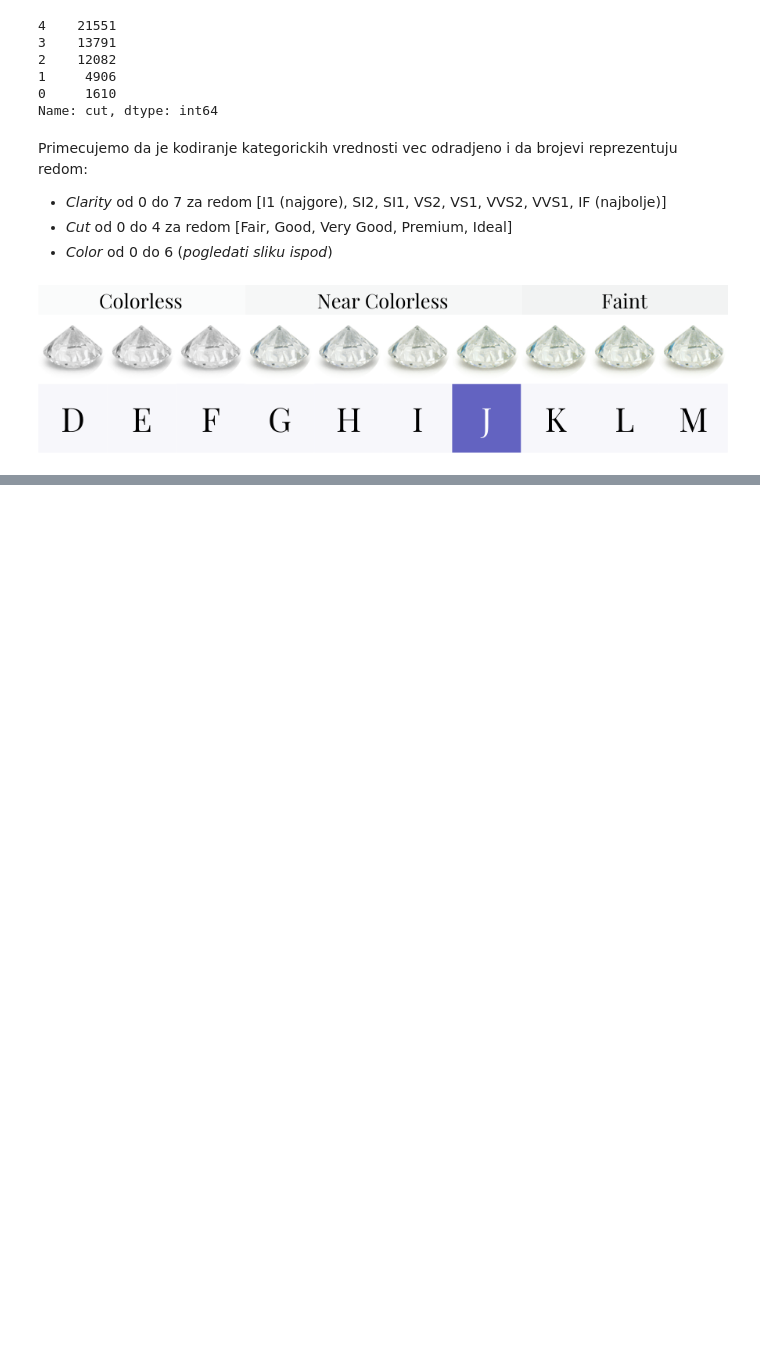
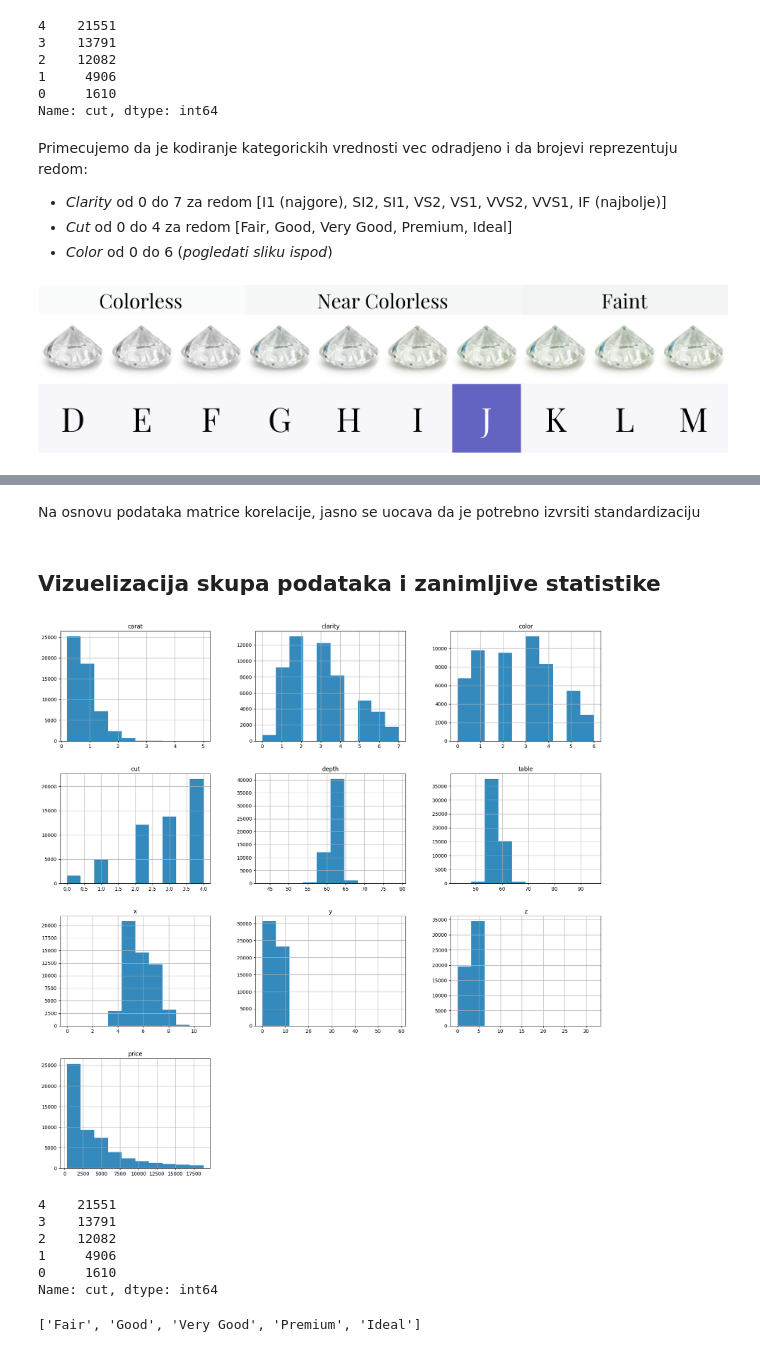
Before and after one commit to MATF-istrazivanje-podataka-1/2023_Data_Mining_Diamonds_Dataset, a Jupyter notebook: data_analysis.ipynb, the cells around one changed output, grey strips where cells are left out. Saved outputs shown, nothing was run; the diff lists cells and outputs as text; code cells hidden in the pictures; blank space fills up the shorter version.

```diff
--- a/data_analysis.ipynb
+++ b/data_analysis.ipynb
@@ -154,0 +185,8 @@ Primecujemo da je kodiranje kategorickih vrednosti vec odradjeno i da brojevi re
+# %% [markdown]
+Na osnovu podataka matrice korelacije, jasno se uocava da je potrebno izvrsiti standardizaciju
+# %% [markdown]
+## Vizuelizacija skupa podataka i zanimljive statistike
+# %%
+_ = pd.DataFrame.hist(diamonds, column = diamonds.columns, figsize= (20, 20), color= '#348abd')
+# %% [output]
+[figure, added]
@@ -154,0 +195,15 @@ Primecujemo da je kodiranje kategorickih vrednosti vec odradjeno i da brojevi re
+# %%
+pieData = diamonds['cut'].value_counts().sort_index(ascending = False)
+pieData
+# %% [output]
+4    21551
+3    13791
+2    12082
+1     4906
+0     1610
+Name: cut, dtype: int64
+# %%
+cutClasses.reverse()
+cutClasses
+# %% [output]
+['Fair', 'Good', 'Very Good', 'Premium', 'Ideal']
```
Also changed, not shown: parts of 15 cells of this notebook, 1 other file.
